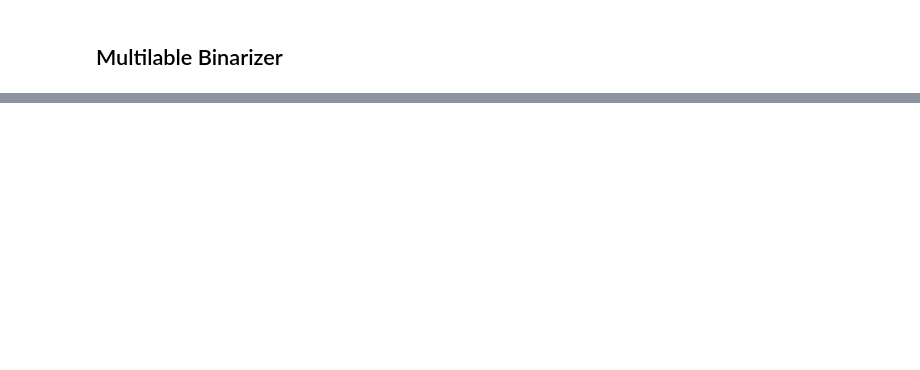
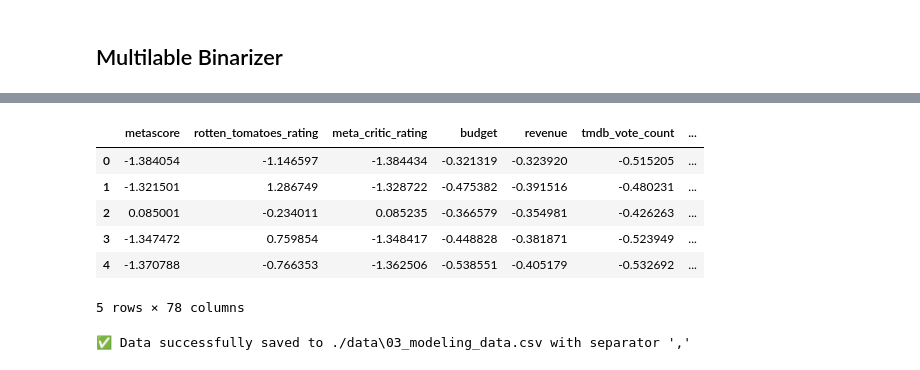
Before and after one commit to JustaKris/Are-You-Not-Entertained, a Jupyter notebook: notebooks/03_movies_data_modeling_prep.ipynb, the cells around one changed output, grey strips where cells are left out. Drawn from its saved outputs; the diff is of its cells as text; code cells hidden in the pictures; blank space fills up the shorter version.

```diff
--- a/notebooks/03_movies_data_modeling_prep.ipynb
+++ b/notebooks/03_movies_data_modeling_prep.ipynb
@@ -74,0 +135,19 @@ data.head() # Check the transformed data
+# %%
+modeling_transformer = ColumnTransformer(
+    transformers=[
+        ('scaler', StandardScaler(), [
+            'metascore', 'rotten_tomatoes_rating', 'meta_critic_rating', 'budget', 'revenue', 'tmdb_vote_count', 'tmdb_vote_average', 'runtime_in_min',
+            'tmdb_popularity', 'imdb_rating', 'imdb_votes', 'total_wins', 'total_noms', 'oscar_wins', 'oscar_noms', 'bafta_wins', 'bafta_noms',
+            'release_year', 'release_month', 'release_day', 'movie_age', 'roi'
+            ]),
+        ('OneHotEncoder', OneHotEncoder(handle_unknown='ignore', sparse_output=False), ['age_rating'])
+    ],
+    remainder='passthrough',
+    verbose_feature_names_out=False
+)
+
+# Set output to pandas dataframe
+modeling_transformer.set_output(transform='pandas')
+
+# transformed_data = modeling_transformer.fit_transform(data)
+# transformed_data.head()
@@ -74,0 +171,17 @@ data.head() # Check the transformed data
+# %%
+# Define a function transformer to drop unwanted columns.
+def drop_unwanted_columns(df: pd.DataFrame, columns: list) -> pd.DataFrame:
+    return df.drop(columns=columns, errors='ignore')
+
+columns_to_drop = ['production_company_name', 'director', 'writer', 'actors', 'title']
+
+dropper = FunctionTransformer(drop_unwanted_columns, kw_args={'columns': columns_to_drop})
+# %%
+scaling_pipeline = Pipeline(steps=[
+    ('modeling_transformer', modeling_transformer),
+    ('mlb', mlb_transformer),
+    ('dropper', dropper)
+])
+
+scaled_data = scaling_pipeline.fit_transform(data)
+scaled_data.info()
@@ -74,0 +206,15 @@ data.head() # Check the transformed data
+# %%
+scaled_data.head()
+# %% [output]
+|  | metascore | rotten_tomatoes_rating | meta_critic_rating | budget | revenue | tmdb_vote_count | ... |
+| 0 | -1.384054 | -1.146597 | -1.384434 | -0.321319 | -0.323920 | -0.515205 | ... |
+| 1 | -1.321501 | 1.286749 | -1.328722 | -0.475382 | -0.391516 | -0.480231 | ... |
+| 2 | 0.085001 | -0.234011 | 0.085235 | -0.366579 | -0.354981 | -0.426263 | ... |
+| 3 | -1.347472 | 0.759854 | -1.348417 | -0.448828 | -0.381871 | -0.523949 | ... |
+| 4 | -1.370788 | -0.766353 | -1.362506 | -0.538551 | -0.405179 | -0.532692 | ... |
+5 rows × 78 columns
+# %%
+# Saving cleaned dataset for future use
+save_dataframe(scaled_data, "03_modeling_data.csv")
+# %% [output]
+✅ Data successfully saved to ./data\03_modeling_data.csv with separator ','
```
Also changed, not shown: parts of 11 cells of this notebook, 11 other files.
